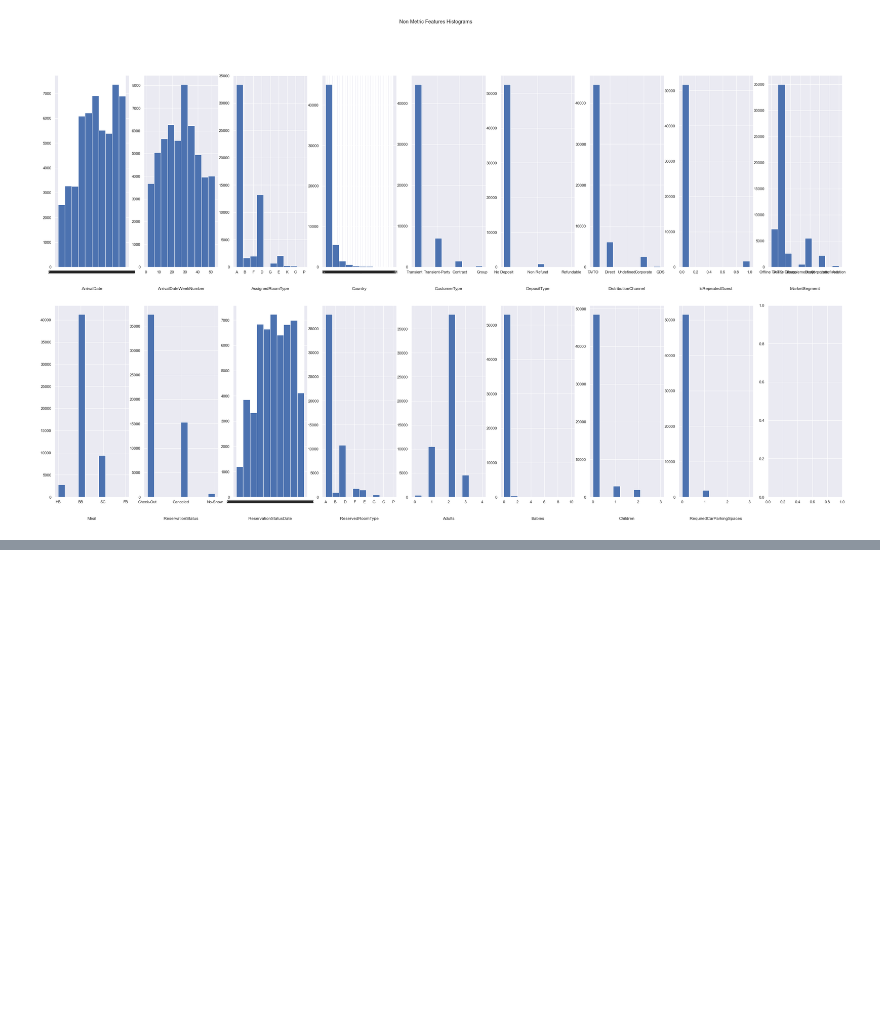
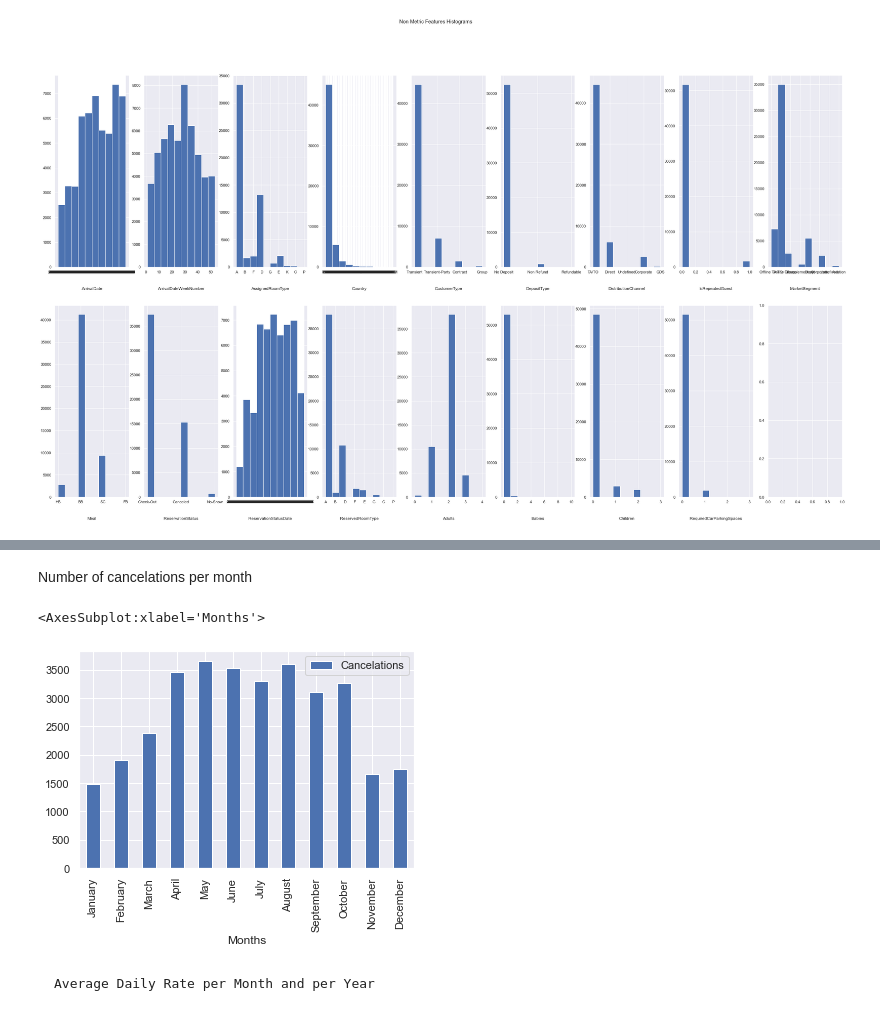
Before and after one commit to diogobulhosa/BC2, a Jupyter notebook: scripts/BC2-Notebook_Visuals.ipynb, the cells around one changed output, grey strips where cells are left out. Drawn from its saved outputs; the diff is of its cells as text; code cells hidden in the pictures; blank space fills up the shorter version.

```diff
--- a/scripts/BC2-Notebook_Visuals.ipynb
+++ b/scripts/BC2-Notebook_Visuals.ipynb
@@ -112,0 +154,26 @@ plt.show()
+# %% [markdown]
+Number of cancelations per month
+# %%
+lista= list(data.groupby(['ArrivalDateMonth', 'IsCanceled']).size())
+indices= [i for i in range(len(lista)) if i % 2 == 1]
+cancelations =[]
+for i,v in enumerate(lista):
+    for value in indices:
+        if i == value:
+            cancelations.append(v)
+
+
+wrong_order = sorted (new_order)
+l = [wrong_order,cancelations]
+
+d = pd.DataFrame (l).transpose()
+d.columns = ['Months', 'Cancelations']
+
+d.set_index('Months', inplace =True)
+
+d.reindex(new_order).plot.bar()
+# %% [output]
+<AxesSubplot:xlabel='Months'>
+[figure, added]
+# %% [markdown]
+	Average Daily Rate per Month and per Year
```
Also changed, not shown: parts of 6 cells of this notebook, 5 other files.
